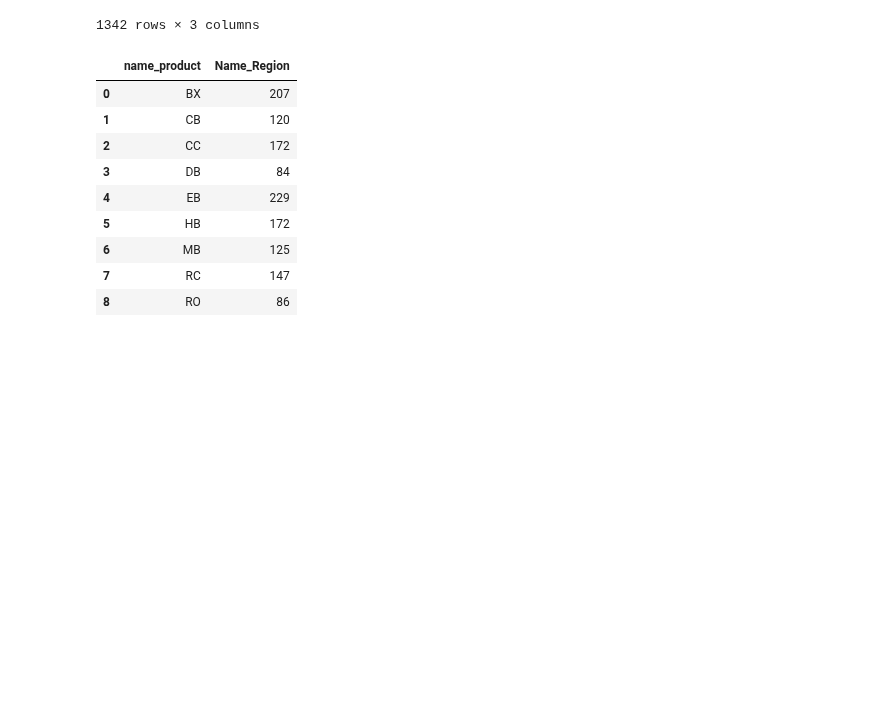
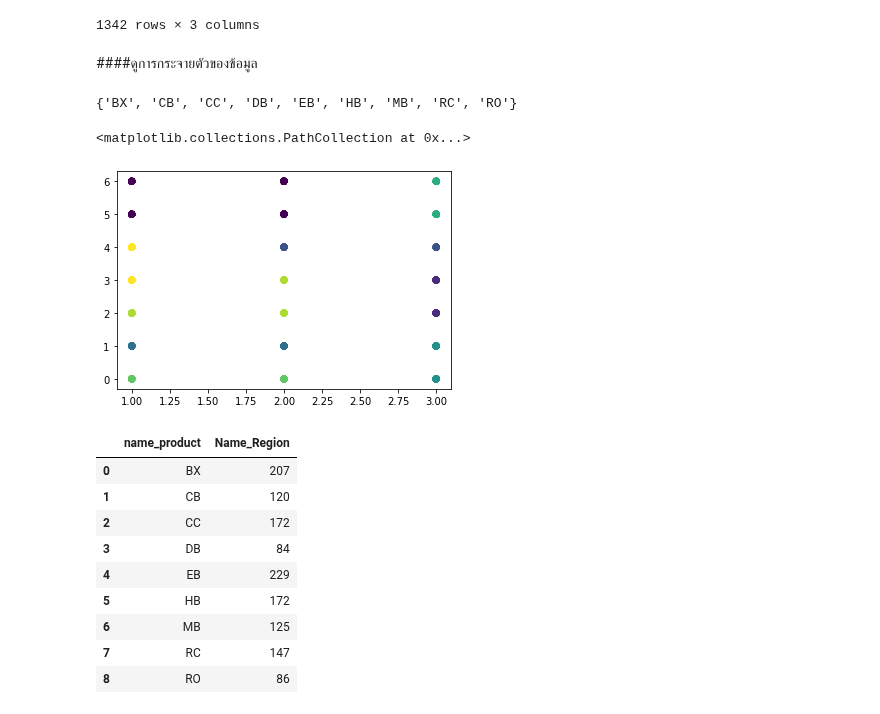
Before and after one commit to nicha0524/DPDM2021, a Jupyter notebook: Project_FINAL.ipynb, the cells around one changed output. Cells and saved outputs as stored; diff of their text form; code cells hidden in the pictures; blank space fills up the shorter version.

```diff
--- a/Project_FINAL.ipynb
+++ b/Project_FINAL.ipynb
@@ -1231,3 +1231,5 @@ plt.show()
 | 1899 | 2 | 0 | HB |
 | 618 | 1 | 3 | HB |
 1342 rows × 3 columns
+# %% [markdown]
+####ดูการกระจายตัวของข้อมูล
@@ -1234,3 +1239,18 @@ plt.show()
+# %%
+set(Sale_Order_item['name_product'])
+# %% [output]
+{'BX', 'CB', 'CC', 'DB', 'EB', 'HB', 'MB', 'RC', 'RO'}
+# %%
+import numpy as np
+xx=np.array(Sale_Order_item[['Name_Region','weekday']])
+# %%
+from  sklearn.cluster import KMeans
+KMeans = KMeans(n_clusters=9,random_state=6)
+y_clust = KMeans.fit_predict(xx)
+plt.scatter(xx[:,0], xx[:,1], c=y_clust)
+# %% [output]
+<matplotlib.collections.PathCollection at 0x...>
+[figure, added]
 # %%
  Sale_Order_item1= Sale_Order_item.groupby('name_product').count().reset_index().iloc[:,[0,1]]
 # %%
```
Also changed, not shown: parts of 35 cells of this notebook.
